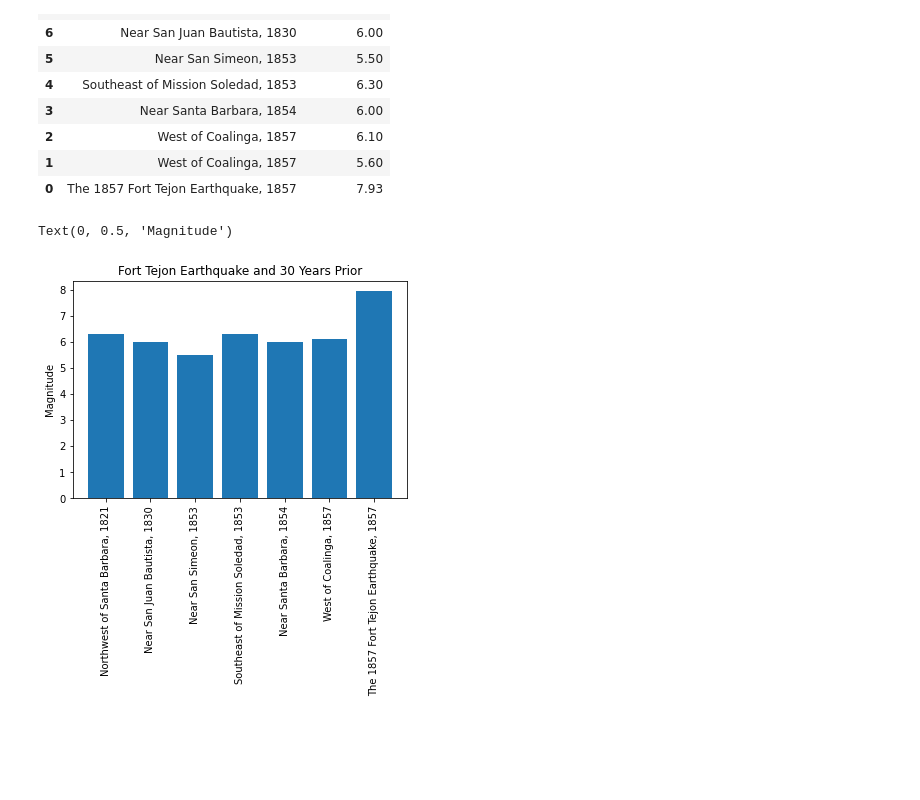
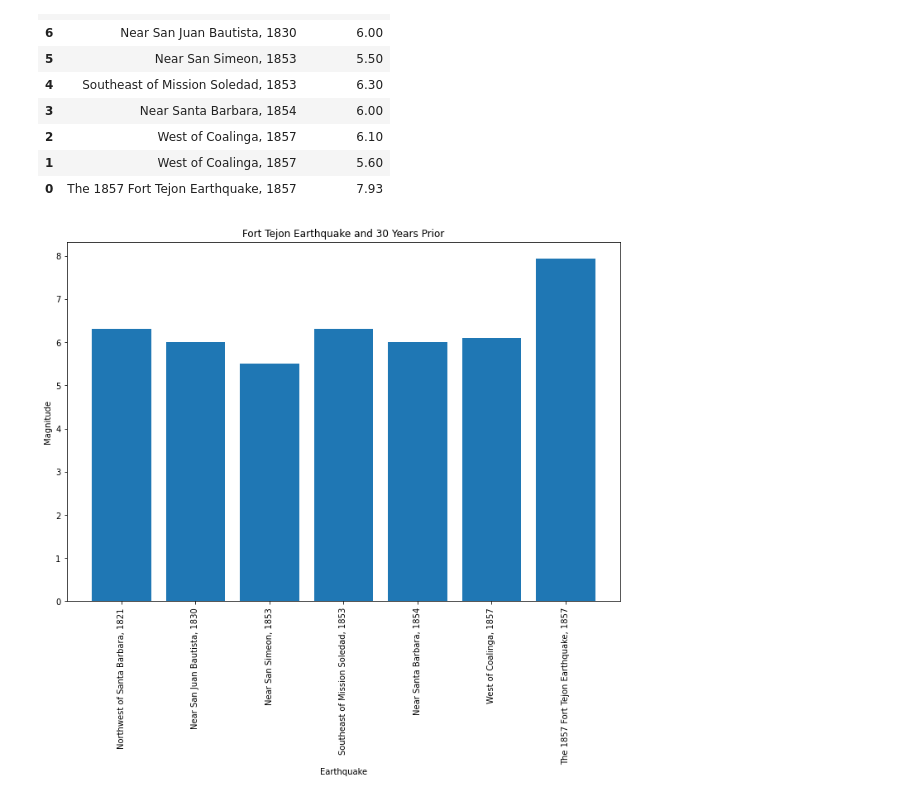
Before and after one commit to chronicJatt/Project-1, a Jupyter notebook: 1857 Fort Tejon Earthquake.ipynb, the cells around one changed output. Cells and saved outputs as stored; diff of their text form; code cells hidden in the pictures; blank space fills up the shorter version.

Commit message:
Finalized Graphs
Graphs Finalized

```diff
--- a/1857 Fort Tejon Earthquake.ipynb
+++ b/1857 Fort Tejon Earthquake.ipynb
@@ -157,13 +155,15 @@ fort_tejon_bar
 # %%
 # Variables for Bar Chart
 eq_locs = fort_tejon_bar['Earthquake']
 eq_mag = fort_tejon_bar['Magnitude']
 
 # Plotting
+plt.figure(figsize=(12,8))
 plt.bar(eq_locs, eq_mag)
 plt.xticks(rotation=90)
 plt.title('Fort Tejon Earthquake and 30 Years Prior')
 plt.ylabel('Magnitude')
+plt.xlabel('Earthquake')
+plt.show()
 # %% [output]
-Text(0, 0.5, 'Magnitude')
-[figure, old version]
+[figure, new version]
```
Also changed, not shown: parts of 2 cells of this notebook, 1 other file.
